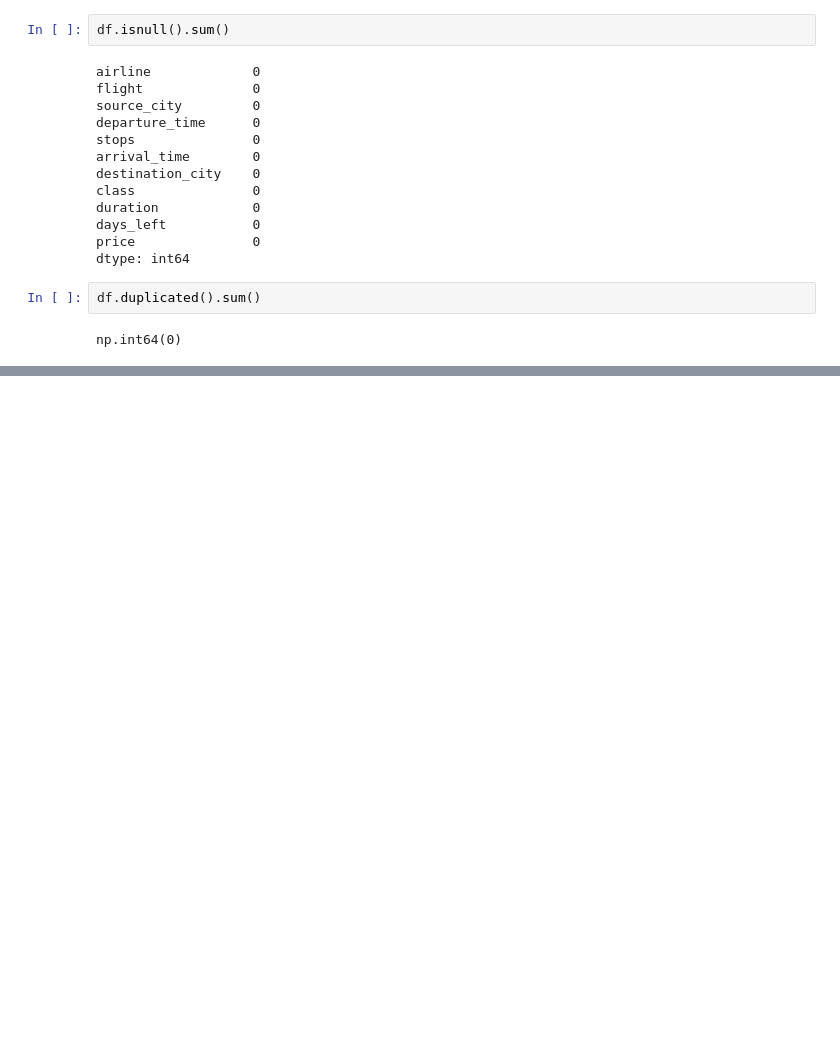
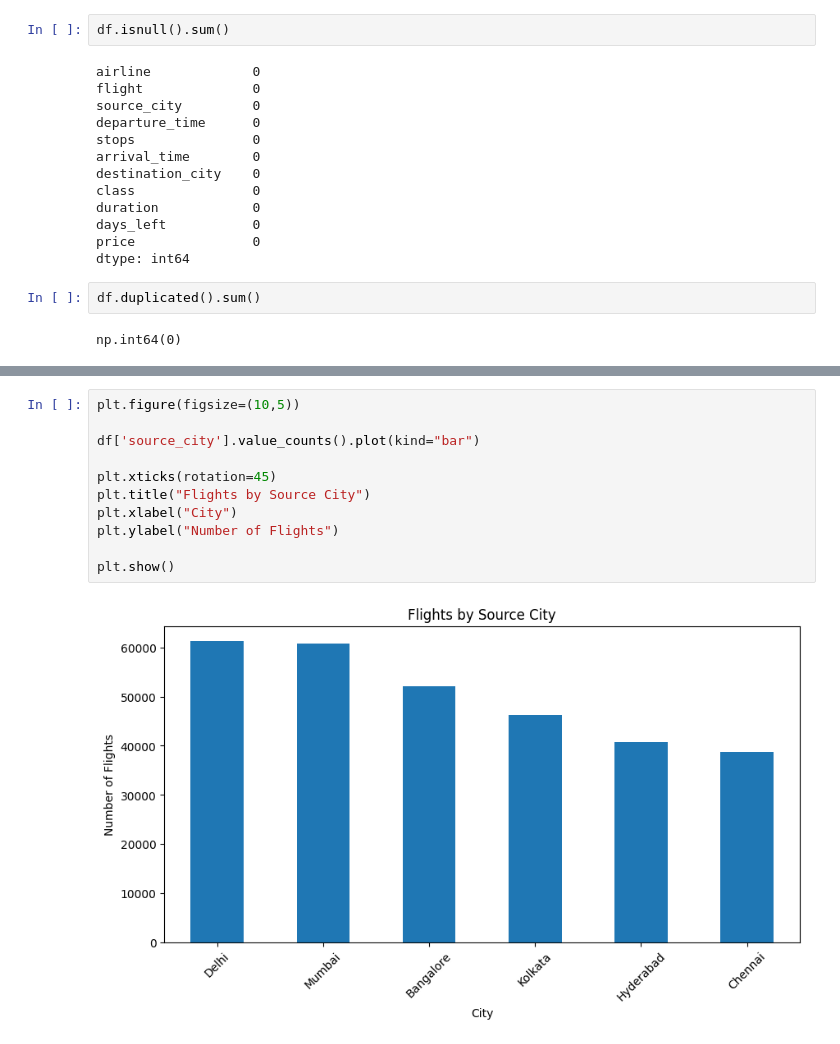
Before and after one commit to ussef37/WEEK_14_Flight_Price_ML, a Jupyter notebook: Machine_Learning_Prediction_Prix_billet_avion.ipynb, the cells around one changed output, grey strips where cells are left out. Drawn from its saved outputs; the diff is of its cells as text; blank space fills up the shorter version.

```diff
--- a/Machine_Learning_Prediction_Prix_billet_avion.ipynb
+++ b/Machine_Learning_Prediction_Prix_billet_avion.ipynb
@@ -101,0 +131,13 @@ np.int64(0)
+# %%
+plt.figure(figsize=(10,5))
+
+df['source_city'].value_counts().plot(kind="bar")
+
+plt.xticks(rotation=45)
+plt.title("Flights by Source City")
+plt.xlabel("City")
+plt.ylabel("Number of Flights")
+
+plt.show()
+# %% [output]
+[figure, added]
```
Also changed, not shown: parts of 11 cells of this notebook.
